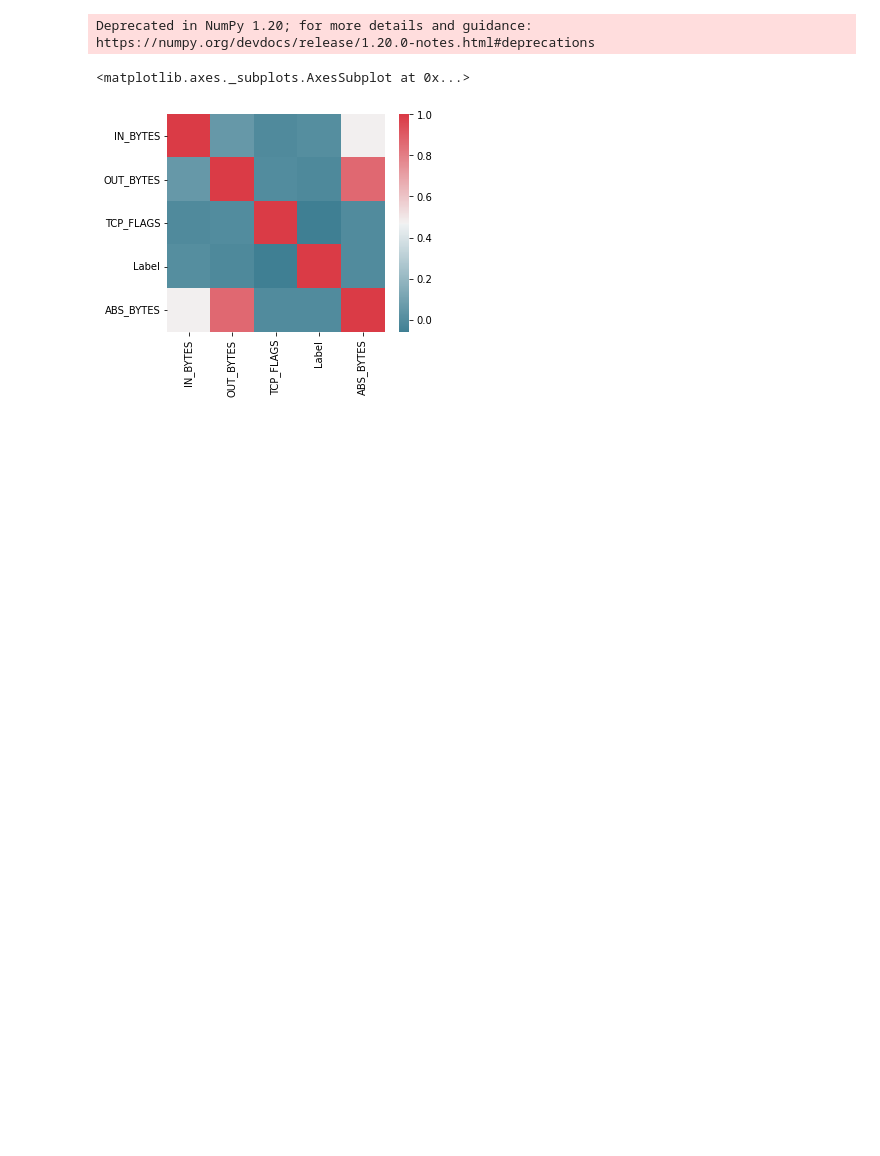
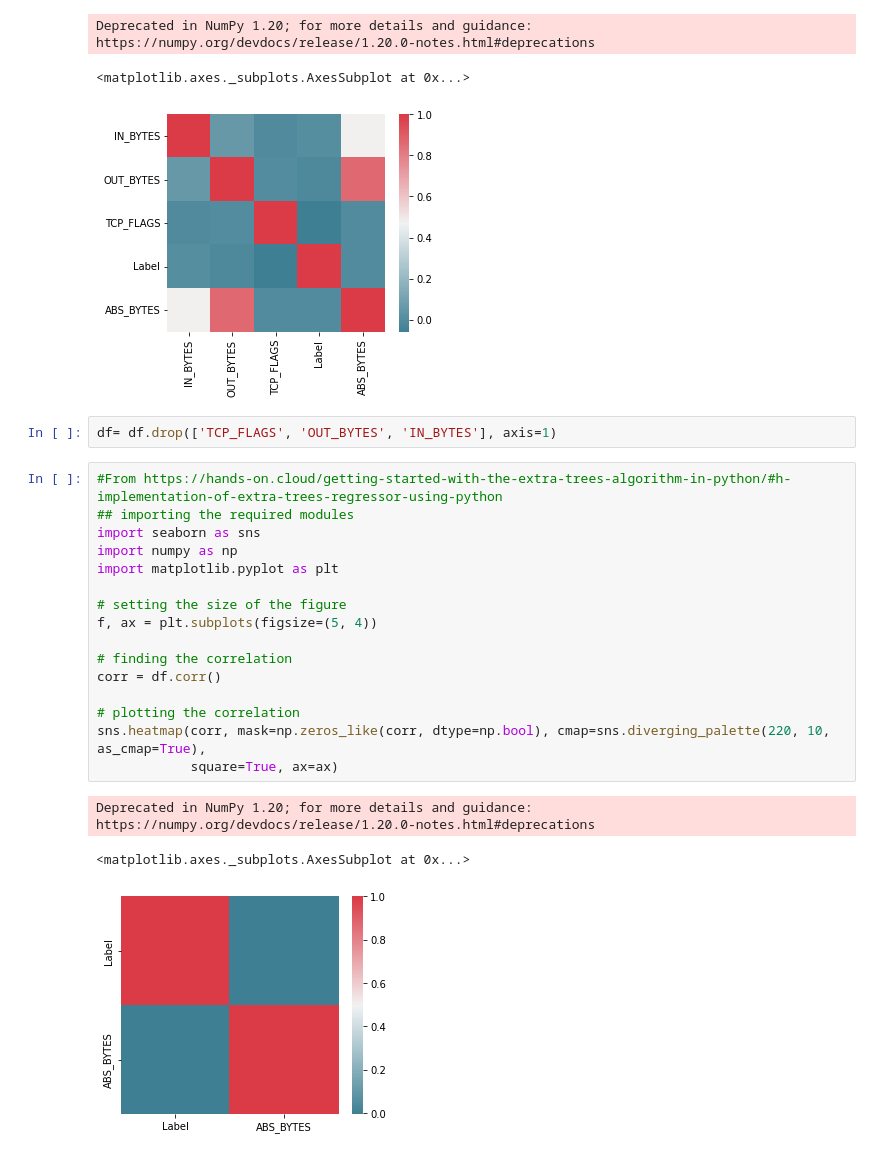
Before and after one commit to onlysubgroup/SNN_IDS, a Jupyter notebook: Feature_Correlation.ipynb, the cells around one changed output. Saved outputs shown, nothing was run; the diff lists cells and outputs as text; blank space fills up the shorter version.

```diff
--- a/Feature_Correlation.ipynb
+++ b/Feature_Correlation.ipynb
@@ -113,6 +113,28 @@ sns.heatmap(corr, mask=np.zeros_like(corr, dtype=np.bool), cmap=sns.diverging_pa
 Deprecated in NumPy 1.20; for more details and guidance: https://numpy.org/devdocs/release/1.20.0-notes.html#deprecations
 <matplotlib.axes._subplots.AxesSubplot at 0x...>
 [figure]
+# %%
+df= df.drop(['TCP_FLAGS', 'OUT_BYTES', 'IN_BYTES'], axis=1)
+# %%
+#From https://hands-on.cloud/getting-started-with-the-extra-trees-algorithm-in-python/#h-implementation-of-extra-trees-regressor-using-python
+## importing the required modules
+import seaborn as sns
+import numpy as np
+import matplotlib.pyplot as plt
+
+# setting the size of the figure
+f, ax = plt.subplots(figsize=(5, 4))
+
+# finding the correlation
+corr = df.corr()
+
+# plotting the correlation
+sns.heatmap(corr, mask=np.zeros_like(corr, dtype=np.bool), cmap=sns.diverging_palette(220, 10, as_cmap=True),
+            square=True, ax=ax)
+# %% [output]
+Deprecated in NumPy 1.20; for more details and guidance: https://numpy.org/devdocs/release/1.20.0-notes.html#deprecations
+<matplotlib.axes._subplots.AxesSubplot at 0x...>
+[figure, added]
 # %% [markdown]
 # Conclusion
 postive Correlation
```
Also changed, not shown: parts of 1 cell of this notebook.
